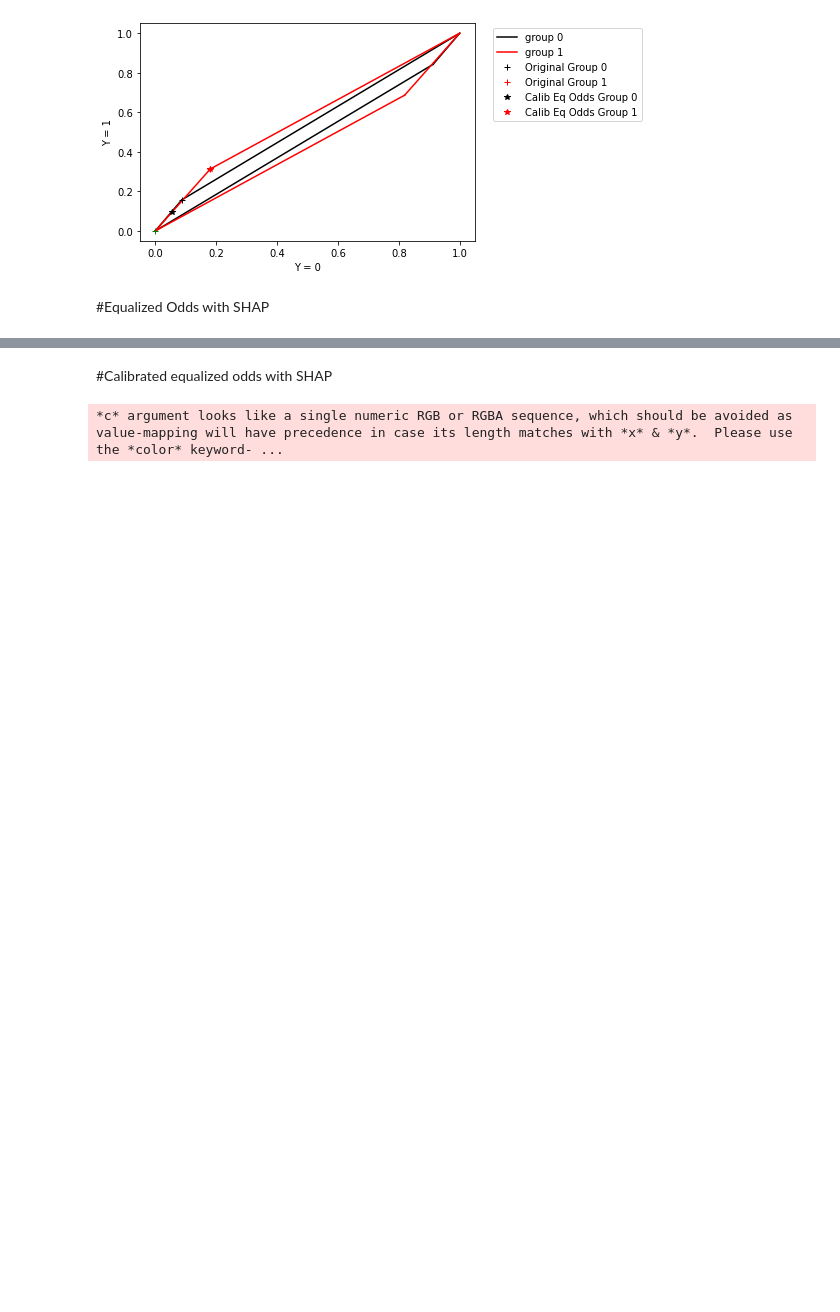
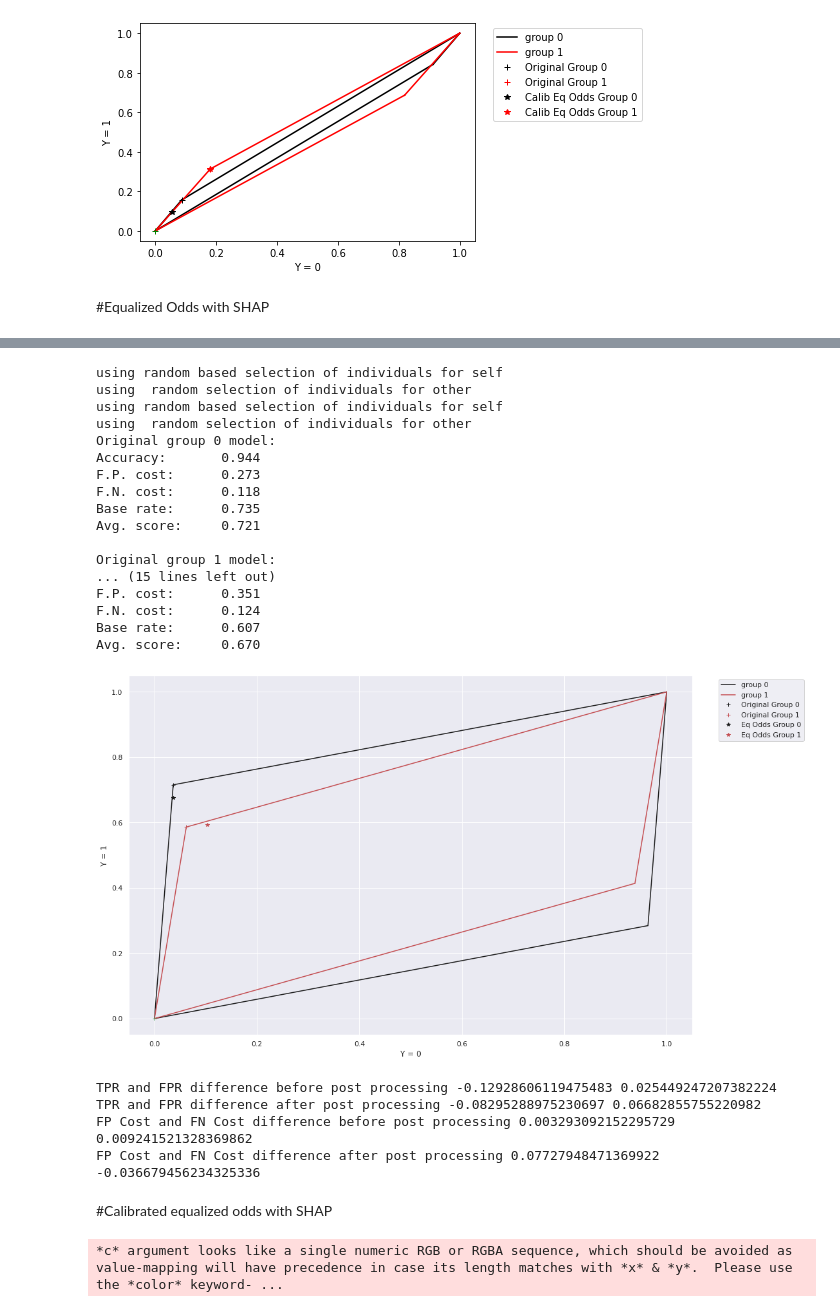
Before and after one commit to NathanielCJ/H2-unbiasedml, a Jupyter notebook: Shap/Shap_API.ipynb, the cells around one changed output, grey strips where cells are left out. Cells and saved outputs as stored; diff of their text form; code cells hidden in the pictures; blank space fills up the shorter version.

```diff
--- a/Shap/Shap_API.ipynb
+++ b/Shap/Shap_API.ipynb
@@ -1154,3 +1205,28 @@ TPR and FPR difference before post processing -0.12081003828090166 0.07044957672
+# %%
+equalized_odds_shap("shap_german.csv", shap_enabled=False)
+# %% [output]
+using random based selection of individuals for self
+using  random selection of individuals for other
+using random based selection of individuals for self
+using  random selection of individuals for other
+Original group 0 model:
+Accuracy:       0.944
+F.P. cost:      0.273
+F.N. cost:      0.118
+Base rate:      0.735
+Avg. score:     0.721
+
+Original group 1 model:
+... (15 lines left out)
+F.P. cost:      0.351
+F.N. cost:      0.124
+Base rate:      0.607
+Avg. score:     0.670
+[figure, added]
+TPR and FPR difference before post processing -0.12928606119475483 0.025449247207382224
+TPR and FPR difference after post processing -0.08295288975230697 0.06682855755220982
+FP Cost and FN Cost difference before post processing 0.003293092152295729 0.009241521328369862
+FP Cost and FN Cost difference after post processing 0.07727948471369922 -0.036679456234325336
 # %% [markdown]
 #Calibrated equalized odds with SHAP
 # %%
```
Also changed, not shown: parts of 29 cells of this notebook, 8 other files.
